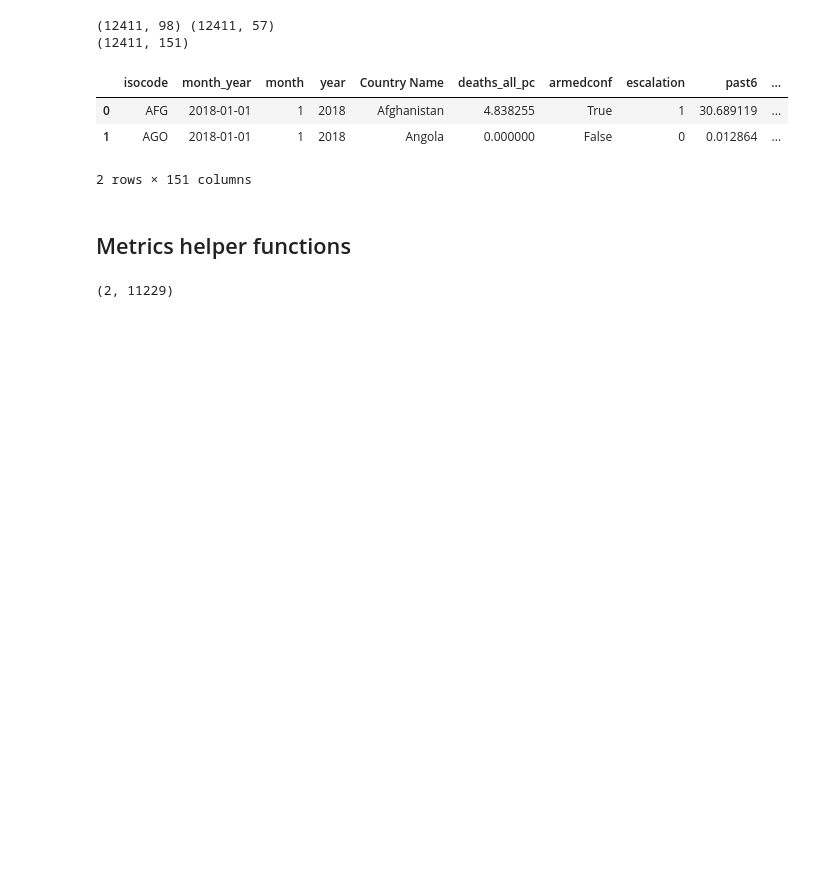
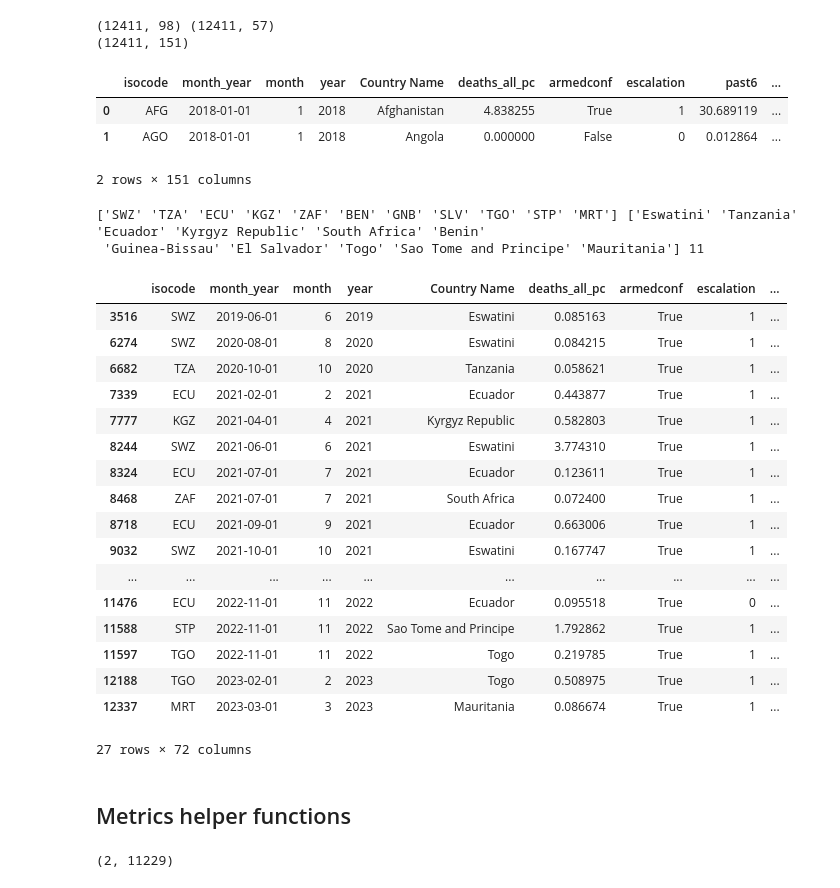
Before and after one commit to luisquinonesPR/thesis, a Jupyter notebook: models/tree_based_evaluation_metrics_all_cases.ipynb, the cells around one changed output. Drawn from its saved outputs; the diff is of its cells as text; code cells hidden in the pictures; blank space fills up the shorter version.

Commit message:
hard hard hard :rocket:

```diff
--- a/models/tree_based_evaluation_metrics_new.ipynb
+++ b/models/tree_based_evaluation_metrics_all_cases.ipynb
@@ -266,23 +266,59 @@ df.head(2)
 # %%
 # export for the map
 
-# historical_vars = ['deaths_all_pc', 'armedconf', 'escalation', 'armedconf_since', 'deaths_stock', 'past6', 'past12', 'past60', 'past120',
-#                    'share_state_deaths', 'share_nonstate_deaths', 'share_onesided_deaths', 'share_civilian_deaths',
-#                    'refugees_in', 'refugees_out', 'neighbor_conflict']
+historical_vars = ['deaths_stock', 'past6', 'past12', 'past60', 'past120',
+                   'share_state_deaths', 'share_nonstate_deaths', 'share_onesided_deaths', 'share_civilian_deaths',
+                   'refugees_in', 'refugees_out', 'neighbor_conflict']
+                    # don't drop as needed for naive model: 'deaths_all_pc', 'armedconf', 'escalation'
+                    # don't drop as needed for hard cases: 'armedconf_since'
 
-# event_shares = ['share_events_{}'.format(i) for i in range(1, 21)]
-# event_share_stock = ['event_share_{}_stock'.format(i) for i in range(1, 21)]
-# event_share_actor = ['share_events_gov', 'share_events_opp']
-# event_total = ['norm_total_events']
-# gdelt_admin1 = ['num_regions', 'Adm1_Max', 'Adm1_Mean', 'Adm1_Median']
-# clusters = ['cluster_0', 'cluster_1', 'cluster_2', 'cluster_3']
-# text_gdelt_vars = event_shares + event_share_stock + event_share_actor + event_total + gdelt_admin1 + clusters
-# other_vars = ['month_sin', 'month_cos', 'isocode_0','isocode_1','isocode_2','isocode_3','isocode_4','isocode_5','isocode_6','isocode_7']
-# lstm_vars = ['f3_target_escl','f6_target_escl','f3_target_clsf','f6_target_clsf','f3_target_regr','f6_target_regr']
+event_shares = ['share_events_{}'.format(i) for i in range(1, 21)]
+event_share_stock = ['event_share_{}_stock'.format(i) for i in range(1, 21)]
+event_share_actor = ['share_events_gov', 'share_events_opp']
+event_total = ['norm_total_events']
+gdelt_admin1 = ['num_regions', 'Adm1_Max', 'Adm1_Mean', 'Adm1_Median']
+clusters = ['cluster_0', 'cluster_1', 'cluster_2', 'cluster_3']
 
+text_gdelt_vars = event_shares + event_share_stock + event_share_actor + event_total + gdelt_admin1 + clusters
+other_vars = ['month_sin', 'month_cos', 'isocode_0','isocode_1','isocode_2','isocode_3','isocode_4','isocode_5','isocode_6','isocode_7']
+lstm_vars = ['f3_target_escl','f6_target_escl','f3_target_clsf','f6_target_clsf','f3_target_regr','f6_target_regr']
 
-#df = df.drop(columns = historical_vars + text_gdelt_vars + other_vars + lstm_vars)
+df = df.drop(columns = historical_vars + text_gdelt_vars + other_vars + lstm_vars)
 #df.to_csv(os.path.abspath(path + f'/tree_based_pred/Final/df_tree_based_joined.csv'), index=False)
+# %%
+#df_hard_cases = df.groupby('isocode').filter(lambda x: x['armedconf_since'].max() >= 120)
+#df_hard_cases_conf = df_hard_cases.loc[df_hard_cases['armedconf'] ==1]
+
+df_peacef_cntr = df.loc[df['armedconf_since'] >= 120]
+list_peacef_cntr = df_peacef_cntr.isocode.unique()
+
+df_hard_cases = df.loc[df['isocode'].isin(list_peacef_cntr)]
+df_hard_cases_conf = df_hard_cases.loc[df_hard_cases['armedconf'] ==1]
+list_hard_cases_conf = df_hard_cases_conf.isocode.unique()
+
+print(list_hard_cases_conf, df_hard_cases_conf['Country Name'].unique(), len(df_hard_cases_conf.isocode.unique()))
+df_hard_cases_conf
+# %% [output]
+['SWZ' 'TZA' 'ECU' 'KGZ' 'ZAF' 'BEN' 'GNB' 'SLV' 'TGO' 'STP' 'MRT'] ['Eswatini' 'Tanzania' 'Ecuador' 'Kyrgyz Republic' 'South Africa' 'Benin'
+ 'Guinea-Bissau' 'El Salvador' 'Togo' 'Sao Tome and Principe' 'Mauritania'] 11
+|  | isocode | month_year | month | year | Country Name | deaths_all_pc | armedconf | escalation | ... |
+| 3516 | SWZ | 2019-06-01 | 6 | 2019 | Eswatini | 0.085163 | True | 1 | ... |
+| 6274 | SWZ | 2020-08-01 | 8 | 2020 | Eswatini | 0.084215 | True | 1 | ... |
+| 6682 | TZA | 2020-10-01 | 10 | 2020 | Tanzania | 0.058621 | True | 1 | ... |
+| 7339 | ECU | 2021-02-01 | 2 | 2021 | Ecuador | 0.443877 | True | 1 | ... |
+| 7777 | KGZ | 2021-04-01 | 4 | 2021 | Kyrgyz Republic | 0.582803 | True | 1 | ... |
+| 8244 | SWZ | 2021-06-01 | 6 | 2021 | Eswatini | 3.774310 | True | 1 | ... |
+| 8324 | ECU | 2021-07-01 | 7 | 2021 | Ecuador | 0.123611 | True | 1 | ... |
+| 8468 | ZAF | 2021-07-01 | 7 | 2021 | South Africa | 0.072400 | True | 1 | ... |
+| 8718 | ECU | 2021-09-01 | 9 | 2021 | Ecuador | 0.663006 | True | 1 | ... |
+| 9032 | SWZ | 2021-10-01 | 10 | 2021 | Eswatini | 0.167747 | True | 1 | ... |
+| ... | ... | ... | ... | ... | ... | ... | ... | ... | ... |
+| 11476 | ECU | 2022-11-01 | 11 | 2022 | Ecuador | 0.095518 | True | 0 | ... |
+| 11588 | STP | 2022-11-01 | 11 | 2022 | Sao Tome and Principe | 1.792862 | True | 1 | ... |
+| 11597 | TGO | 2022-11-01 | 11 | 2022 | Togo | 0.219785 | True | 1 | ... |
+| 12188 | TGO | 2023-02-01 | 2 | 2023 | Togo | 0.508975 | True | 1 | ... |
+| 12337 | MRT | 2023-03-01 | 3 | 2023 | Mauritania | 0.086674 | True | 1 | ... |
+27 rows × 72 columns
 # %% [markdown]
 ## Metrics helper functions
 # %%
```
Also changed, not shown: 2 other files.
